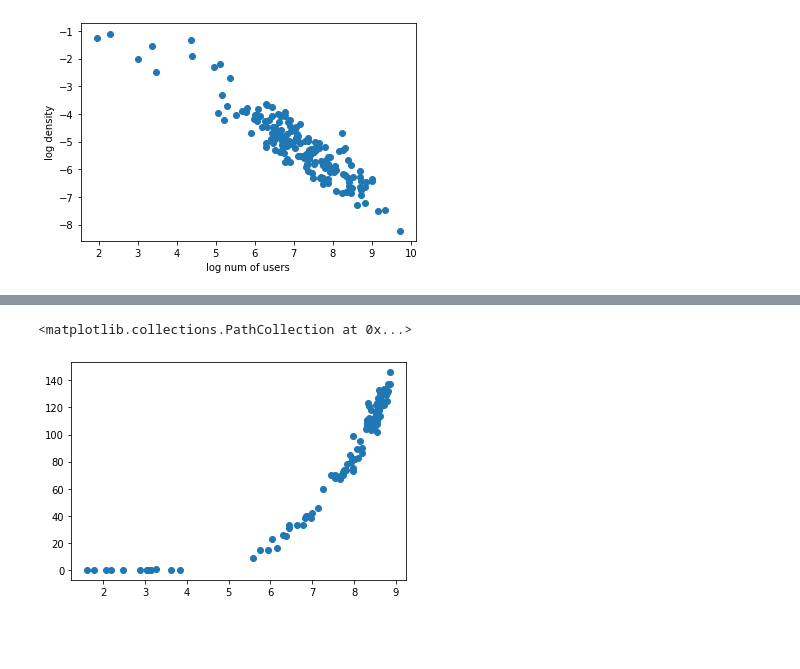
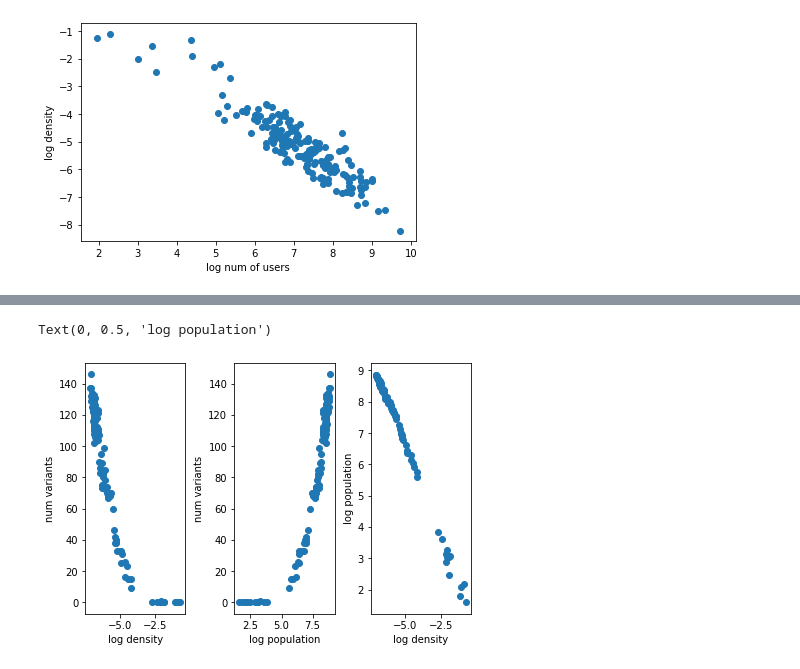
Before and after one commit to lingjzhu/reddit_network, a Jupyter notebook: Analysis.ipynb, the cells around one changed output, grey strips where cells are left out. Cells and saved outputs as stored; diff of their text form; code cells hidden in the pictures; blank space fills up the shorter version.

```diff
--- a/Analysis.ipynb
+++ b/Analysis.ipynb
@@ -162,8 +159,17 @@ plt.scatter(np.log(den),var)
-# %%
-plt.scatter(np.log(users),var)
-# %% [output]
-<matplotlib.collections.PathCollection at 0x...>
-[figure, removed]
+# %%
+fig, ax = plt.subplots(1,3,constrained_layout=True)
+ax[0].scatter(np.log(den),var)
+ax[0].set_xlabel('log density')
+ax[0].set_ylabel('num variants')
+ax[1].scatter(np.log(users),var)
+ax[1].set_xlabel('log population')
+ax[1].set_ylabel('num variants')
+ax[2].scatter(np.log(den),np.log(users))
+ax[2].set_xlabel('log density')
+ax[2].set_ylabel('log population')
+# %% [output]
+Text(0, 0.5, 'log population')
+[figure, added]
 # %%
 fig, ax = plt.subplots(1,3,constrained_layout=True)
 ax[0].plot(users)
```
Also changed, not shown: parts of 4 cells of this notebook.
